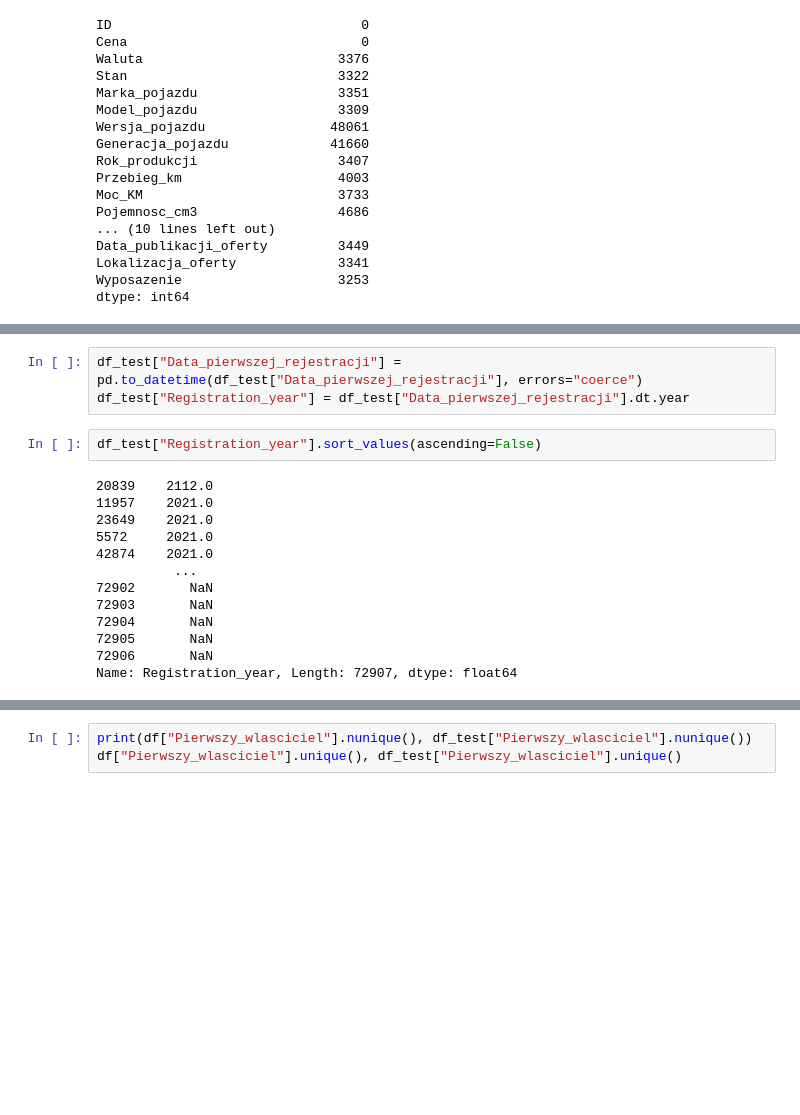
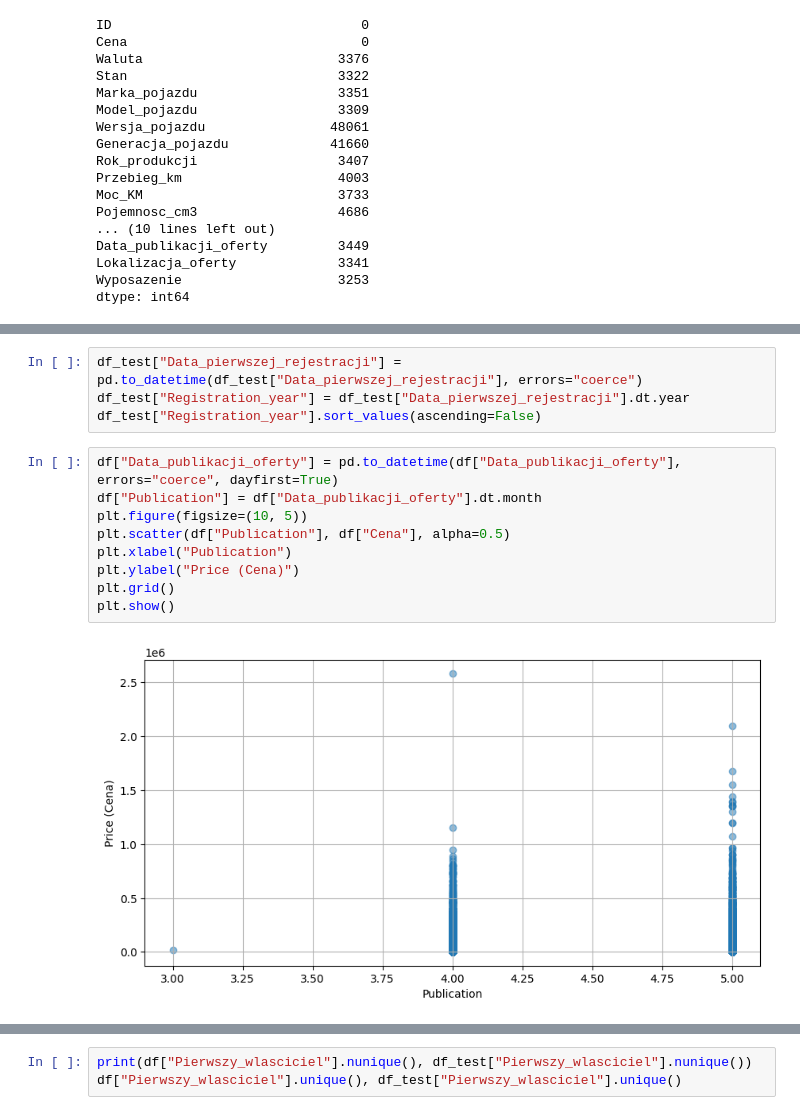
Before and after one commit to GameRuiner/Car-Price-Prediction, a Jupyter notebook: working/notebooks/EDA.ipynb, the cells around one changed output, grey strips where cells are left out. Saved outputs shown, nothing was run; the diff lists cells and outputs as text; blank space fills up the shorter version.

```diff
--- a/working/notebooks/EDA.ipynb
+++ b/working/notebooks/EDA.ipynb
@@ -46,19 +72,16 @@ Name: Data_pierwszej_rejestracji, Length: 135397, dtype: object
 # %%
 df_test["Data_pierwszej_rejestracji"] = pd.to_datetime(df_test["Data_pierwszej_rejestracji"], errors="coerce")
 df_test["Registration_year"] = df_test["Data_pierwszej_rejestracji"].dt.year
+df_test["Registration_year"].sort_values(ascending=False)
-# %%
-df_test["Registration_year"].sort_values(ascending=False)
-# %% [output]
-20839    2112.0
-11957    2021.0
-23649    2021.0
-5572     2021.0
-42874    2021.0
-          ...
-72902       NaN
-72903       NaN
-72904       NaN
-72905       NaN
-72906       NaN
-Name: Registration_year, Length: 72907, dtype: float64
+# %%
+df["Data_publikacji_oferty"] = pd.to_datetime(df["Data_publikacji_oferty"], errors="coerce", dayfirst=True)
+df["Publication"] = df["Data_publikacji_oferty"].dt.month
+plt.figure(figsize=(10, 5))
+plt.scatter(df["Publication"], df["Cena"], alpha=0.5)
+plt.xlabel("Publication")
+plt.ylabel("Price (Cena)")
+plt.grid()
+plt.show()
+# %% [output]
+[figure, added]
 # %%
```
Also changed, not shown: parts of 8 cells of this notebook, 1 other file.
